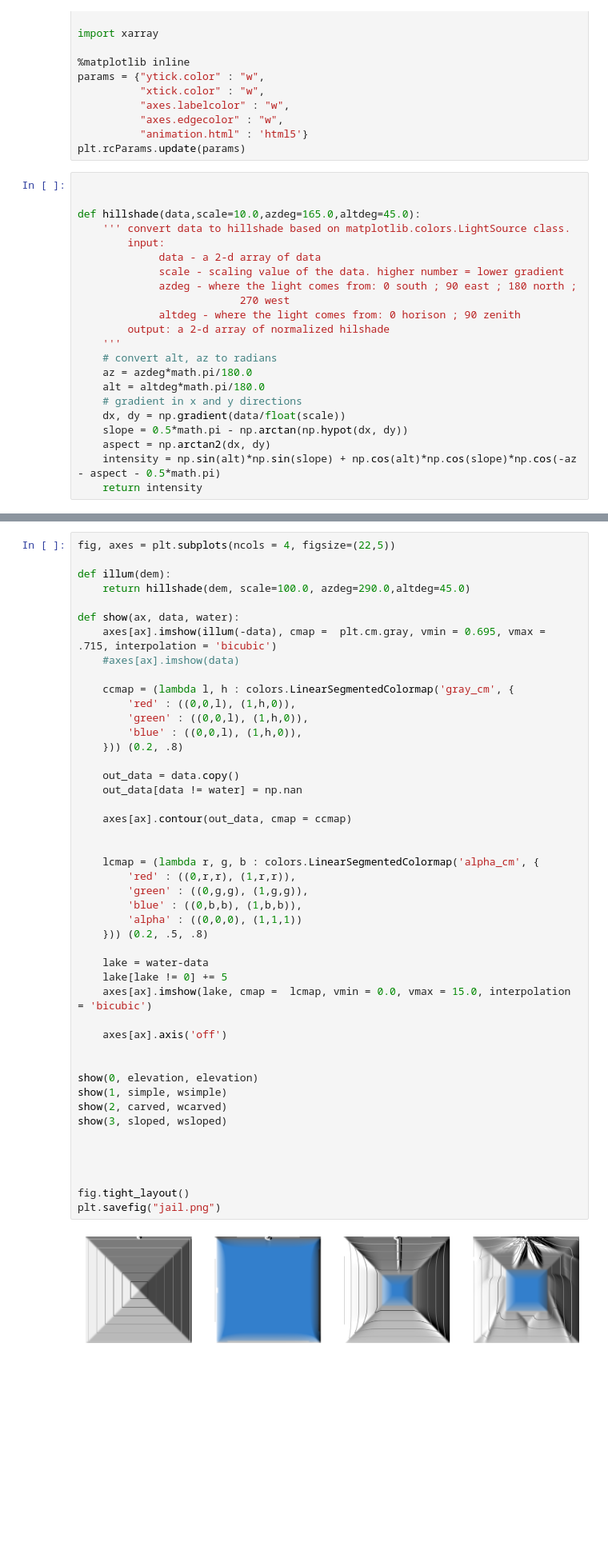
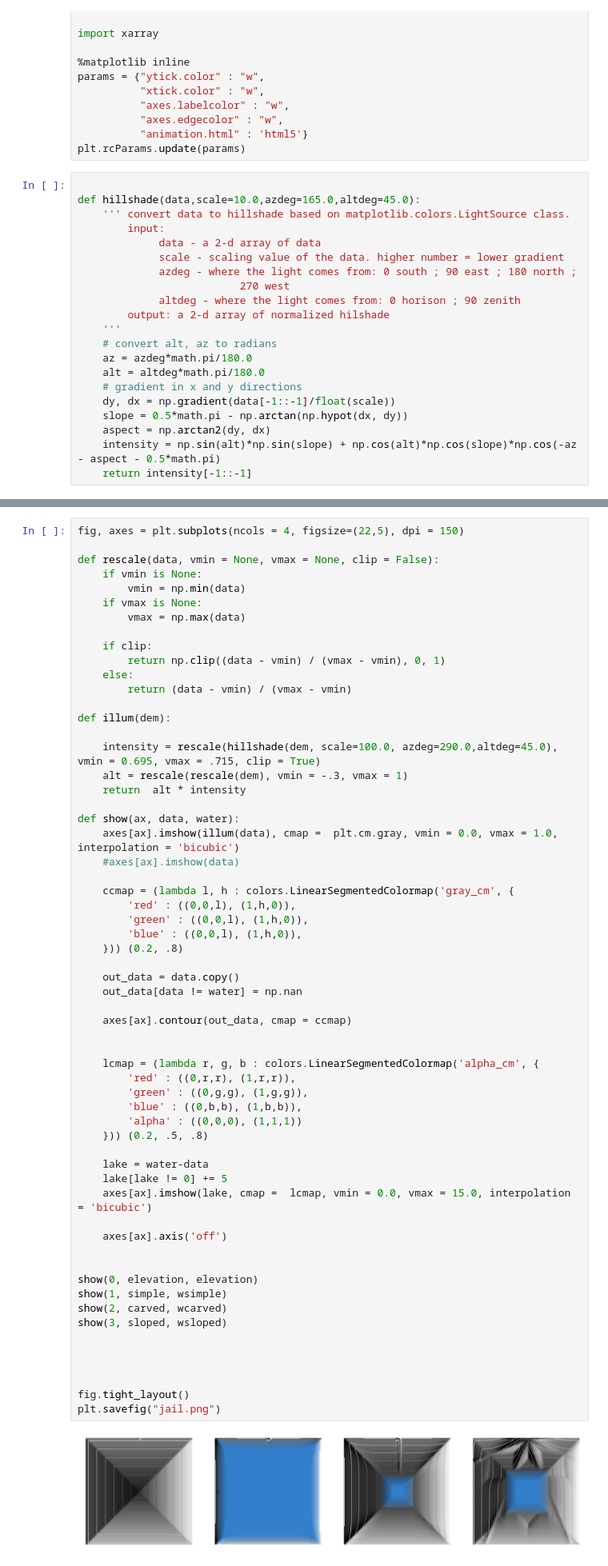
Before and after one commit to fastscape-lem/fastscapelib, a Jupyter notebook: examples/jail.ipynb, the cells around one changed output, grey strips where cells are left out. Shown at 80% size. Drawn from its saved outputs; the diff is of its cells as text; blank space fills up the shorter version.

```diff
--- a/examples/jail.ipynb
+++ b/examples/jail.ipynb
@@ -17,7 +17,6 @@ params = {"ytick.color" : "w",
           "animation.html" : 'html5'}
 plt.rcParams.update(params)
 # %%
-
 
 def hillshade(data,scale=10.0,azdeg=165.0,altdeg=45.0):
     ''' convert data to hillshade based on matplotlib.colors.LightSource class.
@@ -33,11 +32,11 @@ def hillshade(data,scale=10.0,azdeg=165.0,altdeg=45.0):
     az = azdeg*math.pi/180.0
     alt = altdeg*math.pi/180.0
     # gradient in x and y directions
-    dx, dy = np.gradient(data/float(scale))
+    dy, dx = np.gradient(data[-1::-1]/float(scale))
     slope = 0.5*math.pi - np.arctan(np.hypot(dx, dy))
-    aspect = np.arctan2(dx, dy)
+    aspect = np.arctan2(dy, dx)
     intensity = np.sin(alt)*np.sin(slope) + np.cos(alt)*np.cos(slope)*np.cos(-az - aspect - 0.5*math.pi)
-    return intensity
+    return intensity[-1::-1]
 # %%
 def load(var):
     folder = "../build/x64-Release/benchmarks/results/jail/"
@@ -59,13 +58,27 @@ wsloped = load('wsloped')
 wcarved = load('wcarved')
 angles = load('angles')
 # %%
-fig, axes = plt.subplots(ncols = 4, figsize=(22,5))
+fig, axes = plt.subplots(ncols = 4, figsize=(22,5), dpi = 150)
+
+def rescale(data, vmin = None, vmax = None, clip = False):
+    if vmin is None:
+        vmin = np.min(data)
+    if vmax is None:
+        vmax = np.max(data)
+
+    if clip:
+        return np.clip((data - vmin) / (vmax - vmin), 0, 1)
+    else:
+        return (data - vmin) / (vmax - vmin)
 
 def illum(dem):
-    return hillshade(dem, scale=100.0, azdeg=290.0,altdeg=45.0)
+
+    intensity = rescale(hillshade(dem, scale=100.0, azdeg=290.0,altdeg=45.0), vmin = 0.695, vmax = .715, clip = True)
+    alt = rescale(rescale(dem), vmin = -.3, vmax = 1)
+    return  alt * intensity
 
 def show(ax, data, water):
-    axes[ax].imshow(illum(-data), cmap =  plt.cm.gray, vmin = 0.695, vmax = .715, interpolation = 'bicubic')
+    axes[ax].imshow(illum(data), cmap =  plt.cm.gray, vmin = 0.0, vmax = 1.0, interpolation = 'bicubic')
     #axes[ax].imshow(data)
 
     ccmap = (lambda l, h : colors.LinearSegmentedColormap('gray_cm', {
@@ -78,34 +91,34 @@ def show(ax, data, water):
     out_data[data != water] = np.nan
 
     axes[ax].contour(out_data, cmap = ccmap)
 
 
     lcmap = (lambda r, g, b : colors.LinearSegmentedColormap('alpha_cm', {
         'red' : ((0,r,r), (1,r,r)),
         'green' : ((0,g,g), (1,g,g)),
         'blue' : ((0,b,b), (1,b,b)),
         'alpha' : ((0,0,0), (1,1,1))
     })) (0.2, .5, .8)
 
     lake = water-data
     lake[lake != 0] += 5
     axes[ax].imshow(lake, cmap =  lcmap, vmin = 0.0, vmax = 15.0, interpolation = 'bicubic')
 
     axes[ax].axis('off')
 
 
 show(0, elevation, elevation)
 show(1, simple, wsimple)
 show(2, carved, wcarved)
 show(3, sloped, wsloped)
 
 
 
 
 fig.tight_layout()
 plt.savefig("jail.png")
 # %% [output]
-[figure, old version]
+[figure, new version]
 # %%
 plt.figure(figsize=(10,10))
 Y, X = np.mgrid[:angles.shape[0], :angles.shape[1]]
```
Also changed, not shown: 1 other file.
